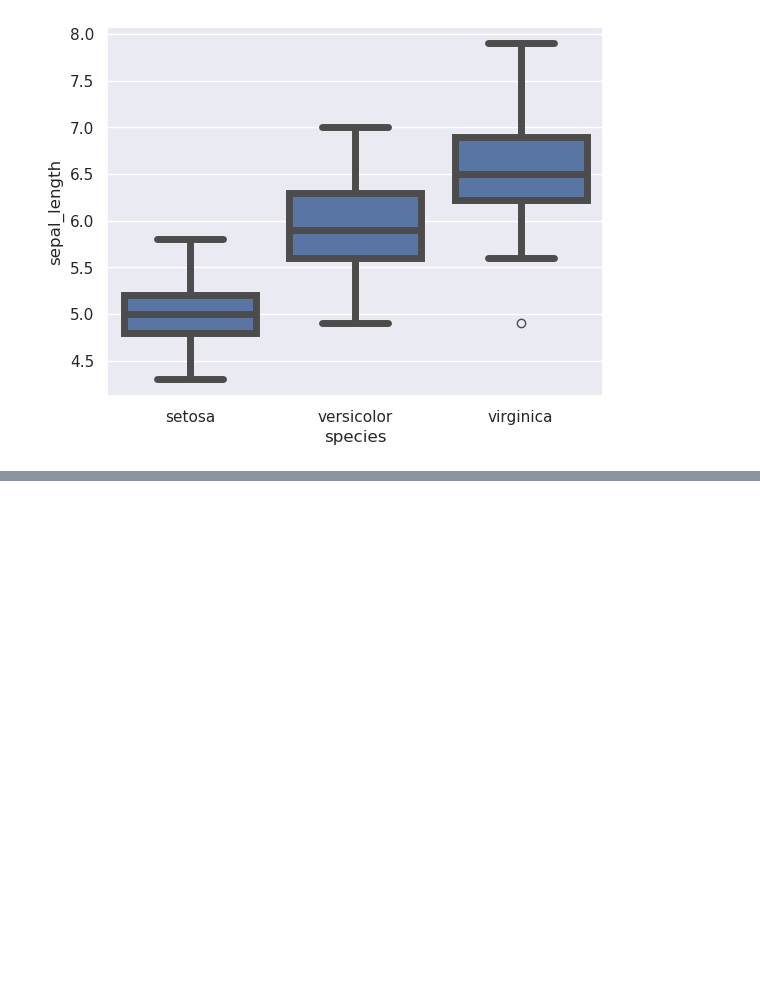
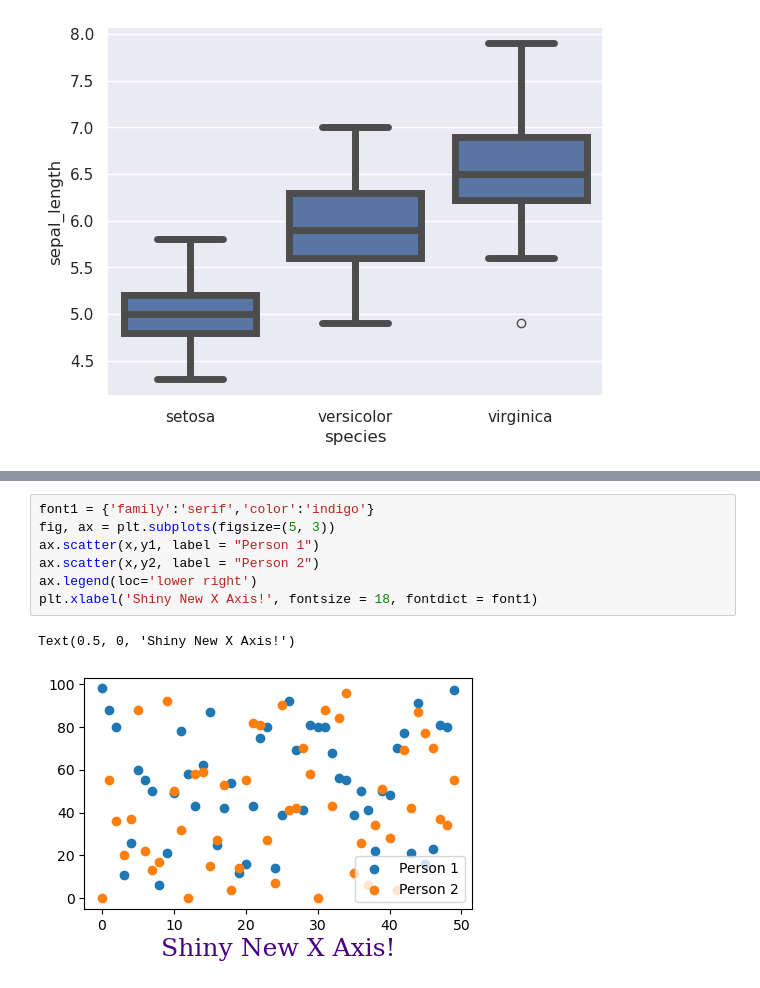
Before and after one commit to arsam-dj/visualization, a Jupyter notebook: 02_activities/assignments/participation/session1_code.ipynb, the cells around one changed output, grey strips where cells are left out. Saved outputs shown, nothing was run; the diff lists cells and outputs as text; blank space fills up the shorter version.

```diff
--- a/02_activities/assignments/participation/session1_code.ipynb
+++ b/02_activities/assignments/participation/session1_code.ipynb
@@ -64,0 +116,10 @@ plt.show()
+# %%
+font1 = {'family':'serif','color':'indigo'}
+fig, ax = plt.subplots(figsize=(5, 3))
+ax.scatter(x,y1, label = "Person 1")
+ax.scatter(x,y2, label = "Person 2")
+ax.legend(loc='lower right')
+plt.xlabel('Shiny New X Axis!', fontsize = 18, fontdict = font1)
+# %% [output]
+Text(0.5, 0, 'Shiny New X Axis!')
+[figure, added]
```
Also changed, not shown: parts of 8 cells of this notebook.
